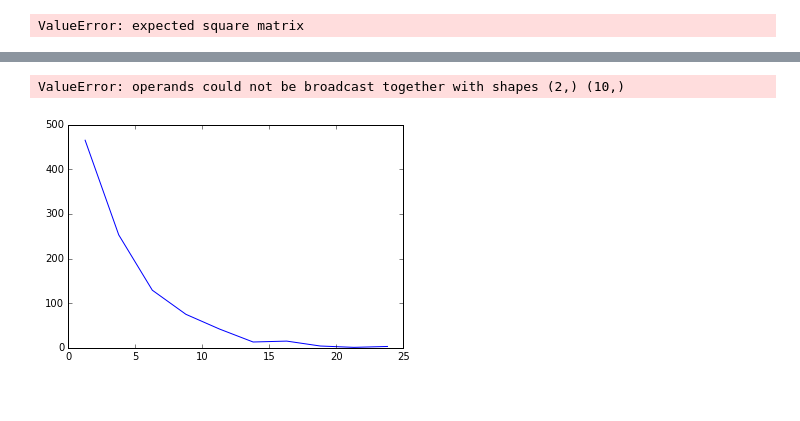
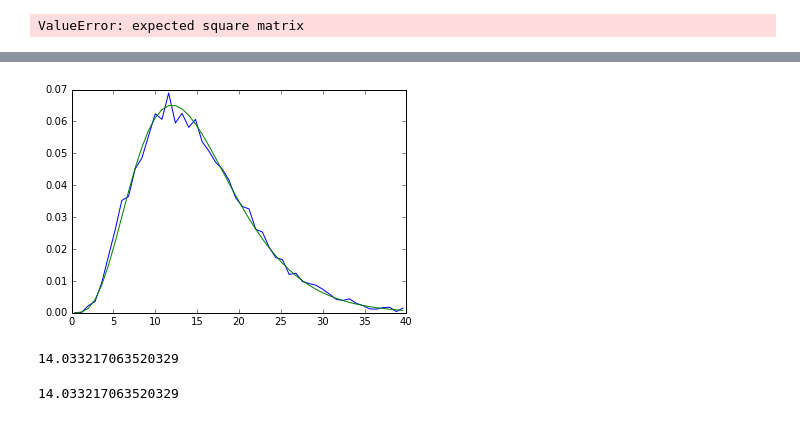
Before and after one commit to joshbrowning2358/GithubSandbox, a Jupyter notebook: Python/Scipy Tutorial.ipynb, the cells around one changed output, grey strips where cells are left out. Drawn from its saved outputs; the diff is of its cells as text; code cells hidden in the pictures.

```diff
--- a/Python/Scipy Tutorial.ipynb
+++ b/Python/Scipy Tutorial.ipynb
@@ -540,9 +658,21 @@ print(loc, std)
 # %%
-a = np.random.gamma(shape = 1, scale = 2, size = 1000)
-hist = np.histogram(a)
-x = hist[1][:hist[1].size-1] + hist[1][1:]
+scale = 3
+shape = 5
+maxVal = 40
+bins = 50
+a = np.random.gamma(shape = shape, scale = scale, size = 10000)
+hist = np.histogram(a, bins = bins, range = [0, maxVal], normed=True)
+x = (hist[1][:hist[1].size-1] + hist[1][1:])/2
 plt.plot(x, hist[0])
-# stats.gamma.pdf(x)
+plt.plot(x, stats.gamma.pdf(x, a = shape, scale = scale))
+shape_fit, loc_fit, scale_fit = stats.gamma.fit(a)
 # %% [output]
-ValueError: operands could not be broadcast together with shapes (2,) (10,)
-[figure, old version]
+[figure, new version]
+# %%
+np.median(a)
+# %% [output]
+14.033217063520329
+# %%
+stats.scoreatpercentile(a, 50)
+# %% [output]
+14.033217063520329
```
Also changed, not shown: parts of 101 cells of this notebook, 2 other files.
